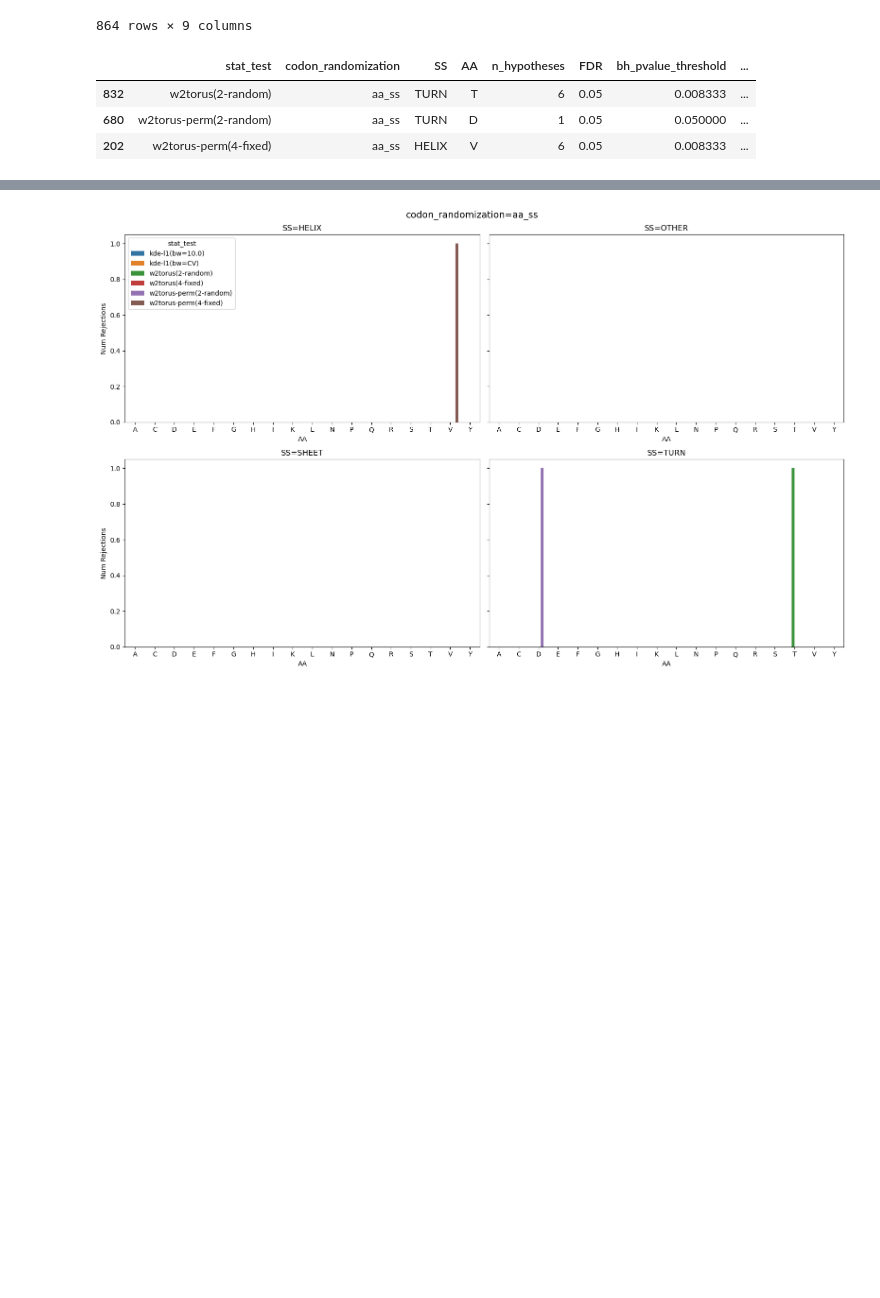
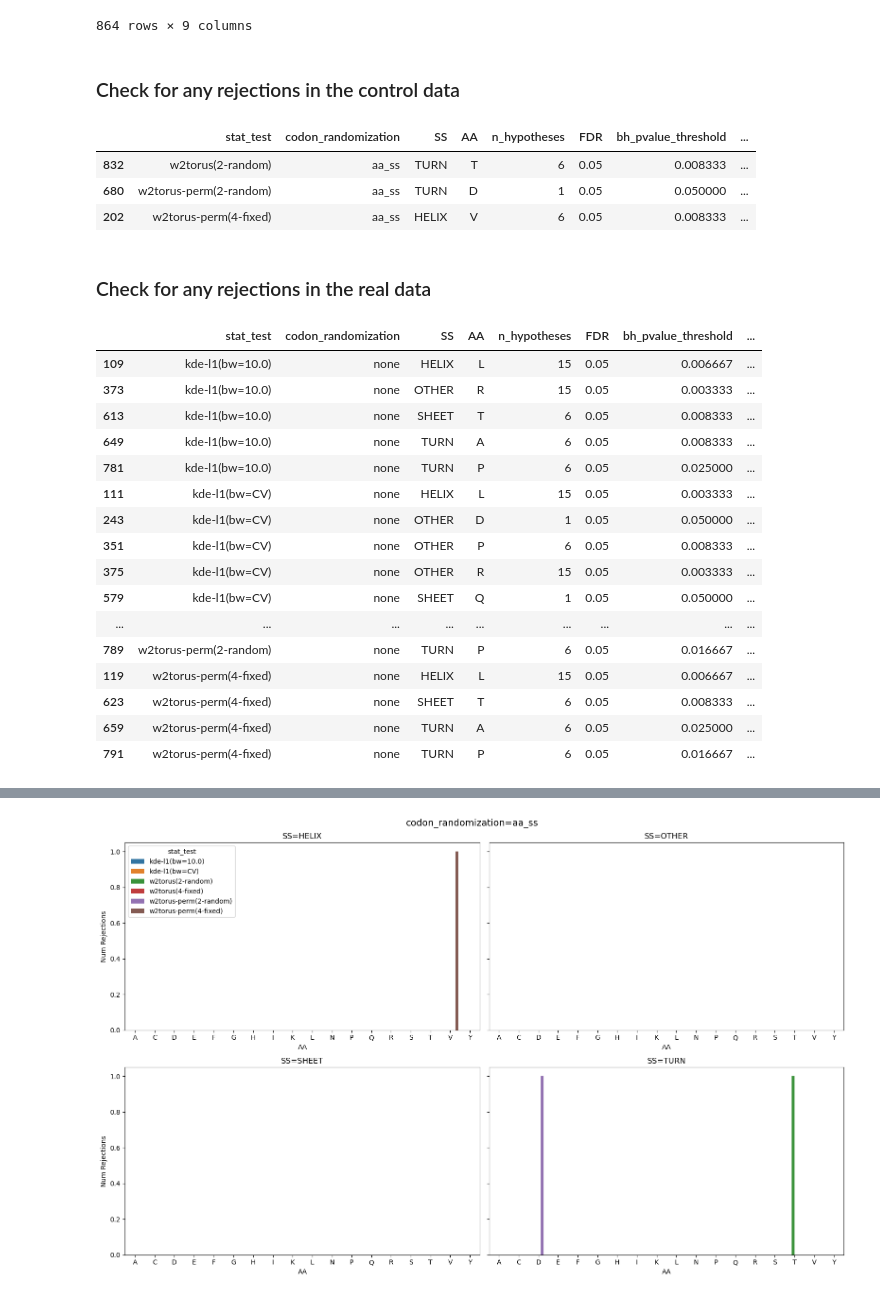
Before and after one commit to vistalab-technion/pp5, a Jupyter notebook: notebooks/w2torus-analysis.ipynb, the cells around one changed output, grey strips where cells are left out. Drawn from its saved outputs; the diff is of its cells as text; code cells hidden in the pictures; blank space fills up the shorter version.

```diff
--- a/notebooks/w2torus-analysis.ipynb
+++ b/notebooks/w2torus-analysis.ipynb
@@ -220,0 +145,16 @@ for row_break in range(2, nrows, 2):
+# %%
+def _parse_stat_test_name(stat_test_name: str) -> tuple[str, str]:
+    """Split a label like 'w2torus(2-random)' into ('w2torus', '2-random').
+
+    Returns (test_type, test_params); test_params is an empty string when no
+    parenthesized parameters are present.
+    """
+    match = re.fullmatch(
+        r"\s*(?P<test_type>[^()]+?)(?:\((?P<test_params>.*)\))?\s*", stat_test_name
+    )
+    if not match:
+        raise ValueError(f"Could not parse stat test label: {stat_test_name}")
+
+    test_type = match.group("test_type").strip()
+    test_params = (match.group("test_params") or "").strip()
+    return test_type, test_params
@@ -220,0 +233,13 @@ for row_break in range(2, nrows, 2):
+# %%
+import matplotlib as mpl
+import matplotlib.pyplot as plt
+from matplotlib.lines import Line2D
+
+from pp5.plot import PP5_MPL_STYLE
+
+ss_colors = {
+    "HELIX": "#e41a1c",
+    "SHEET": "#377eb8",
+    "TURN": "#4daf4a",
+    "OTHER": "#984ea3",
+}
@@ -220,0 +301,11 @@ for row_break in range(2, nrows, 2):
+# %%
+# Total number of rejected hypotheses per (stat_test, codon_randomization) panel
+panel_rejections = df_rejections.groupby(
+    by=["stat_test", "codon_randomization"], sort=False
+)["n_rejected"].sum()
+
+# Row indices grouped by test family, used later to draw dividers between families
+family_row_groups = [
+    group.index.to_list()
+    for _, group in df_plot_rows.groupby("test_family", sort=False)
+]
@@ -325,4 +550,6 @@ df_rejections_aa
 | 851 | w2torus-perm(4-fixed) | none | TURN | V | 6 | 0.05 | 0.00 | ... |
 | 863 | w2torus-perm(4-fixed) | none | TURN | Y | 1 | 0.05 | 0.05 | ... |
 864 rows × 9 columns
+# %% [markdown]
+### Check for any rejections in the control data
 # %%
@@ -336,4 +562,29 @@ df_rejections_aa[idx_rejected_null]
 | 832 | w2torus(2-random) | aa_ss | TURN | T | 6 | 0.05 | 0.008333 | ... |
 | 680 | w2torus-perm(2-random) | aa_ss | TURN | D | 1 | 0.05 | 0.050000 | ... |
 | 202 | w2torus-perm(4-fixed) | aa_ss | HELIX | V | 6 | 0.05 | 0.008333 | ... |
+# %% [markdown]
+### Check for any rejections in the real data
+# %%
+idx_rejected_real = (df_rejections_aa["codon_randomization"] == "none") & (
+    df_rejections_aa["n_rejected"] > 0
+)
+df_rejections_aa[idx_rejected_real]
+# %% [output]
+|  | stat_test | codon_randomization | SS | AA | n_hypotheses | FDR | bh_pvalue_threshold | ... |
+| 109 | kde-l1(bw=10.0) | none | HELIX | L | 15 | 0.05 | 0.006667 | ... |
+| 373 | kde-l1(bw=10.0) | none | OTHER | R | 15 | 0.05 | 0.003333 | ... |
+| 613 | kde-l1(bw=10.0) | none | SHEET | T | 6 | 0.05 | 0.008333 | ... |
+| 649 | kde-l1(bw=10.0) | none | TURN | A | 6 | 0.05 | 0.008333 | ... |
+| 781 | kde-l1(bw=10.0) | none | TURN | P | 6 | 0.05 | 0.025000 | ... |
+| 111 | kde-l1(bw=CV) | none | HELIX | L | 15 | 0.05 | 0.003333 | ... |
+| 243 | kde-l1(bw=CV) | none | OTHER | D | 1 | 0.05 | 0.050000 | ... |
+| 351 | kde-l1(bw=CV) | none | OTHER | P | 6 | 0.05 | 0.008333 | ... |
+| 375 | kde-l1(bw=CV) | none | OTHER | R | 15 | 0.05 | 0.003333 | ... |
+| 579 | kde-l1(bw=CV) | none | SHEET | Q | 1 | 0.05 | 0.050000 | ... |
+| ... | ... | ... | ... | ... | ... | ... | ... | ... |
+| 789 | w2torus-perm(2-random) | none | TURN | P | 6 | 0.05 | 0.016667 | ... |
+| 119 | w2torus-perm(4-fixed) | none | HELIX | L | 15 | 0.05 | 0.006667 | ... |
+| 623 | w2torus-perm(4-fixed) | none | SHEET | T | 6 | 0.05 | 0.008333 | ... |
+| 659 | w2torus-perm(4-fixed) | none | TURN | A | 6 | 0.05 | 0.025000 | ... |
+| 791 | w2torus-perm(4-fixed) | none | TURN | P | 6 | 0.05 | 0.016667 | ... |
 # %%
```
Also changed, not shown: parts of 12 cells of this notebook.
